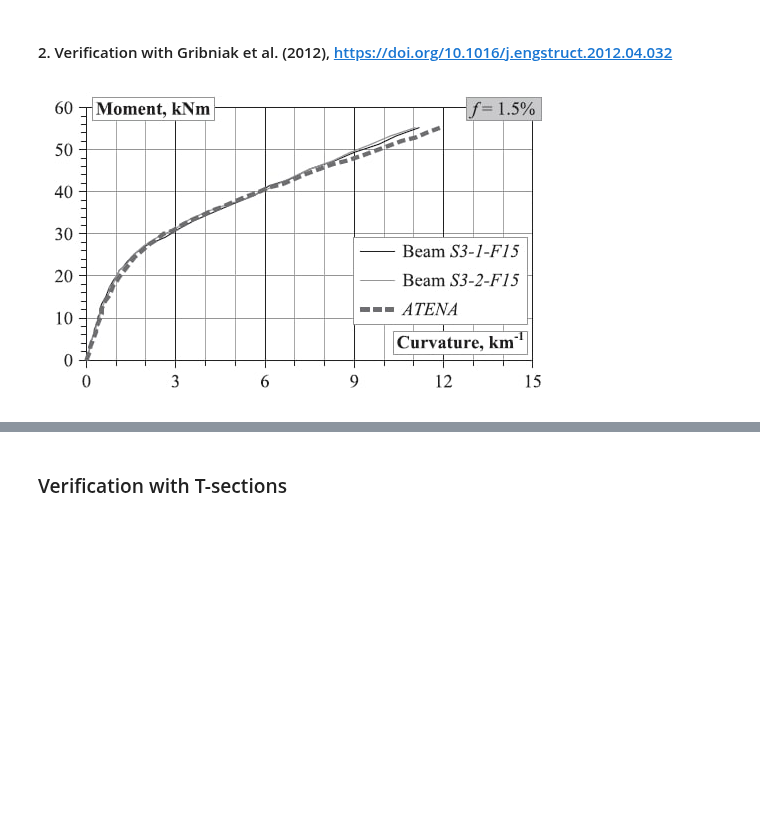
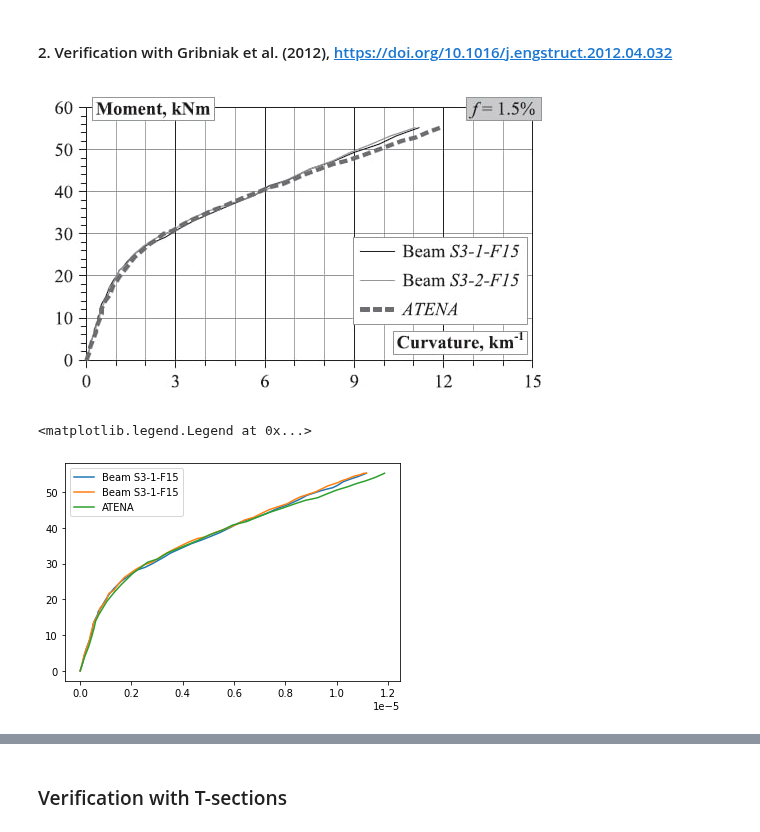
Before and after one commit to rosoba/bmcs_cross_section, a Jupyter notebook: bmcs_cross_section/mkappa/mkappa_verification.ipynb, the cells around one changed output, grey strips where cells are left out. Drawn from its saved outputs; the diff is of its cells as text; code cells hidden in the pictures; blank space fills up the shorter version.

Commit message:
mkappa_verification update

```diff
--- a/bmcs_cross_section/mkappa/mkappa_verification.ipynb
+++ b/bmcs_cross_section/mkappa/mkappa_verification.ipynb
@@ -163,6 +149,15 @@ plot_mk_ver(mc, ver_data2)
 # %% [markdown]
 #### 2. Verification with Gribniak et al. (2012), https://doi.org/10.1016/j.engstruct.2012.04.032
 ![ver_rec_2.jpg](attachment:ver_rec_2.jpg)
+# %%
+excel_file = r".\verification_data\yao20_yao_mobasher\figure_10\Gribniak_2012.xlsx"
+data = pd.read_excel(excel_file)
+k= data['Beam S3-1-F15_k'] * 1e-6; m= data['Beam S3-1-F15_m']; ver_data = [k, m]; plt.plot(k, m, label='Beam S3-1-F15')
+k= data['Beam S3-2-F15_k'] * 1e-6; m= data['Beam S3-2-F15_m']; ver_data1 = [k, m]; plt.plot(k, m, label='Beam S3-1-F15')
+k= data['ATENA_k'] * 1e-6; m= data['ATENA_m']; ver_data2 = [k, m]; plt.plot(k, m, label='ATENA'); plt.legend()
+# %% [output]
+<matplotlib.legend.Legend at 0x...>
+[figure, added]
 # %%
 mc = MKappa(n_m=100, n_kappa = 100)
 mc.kappa_slider = 0.000001
```
Also changed, not shown: parts of 7 cells of this notebook, 4 other files.
